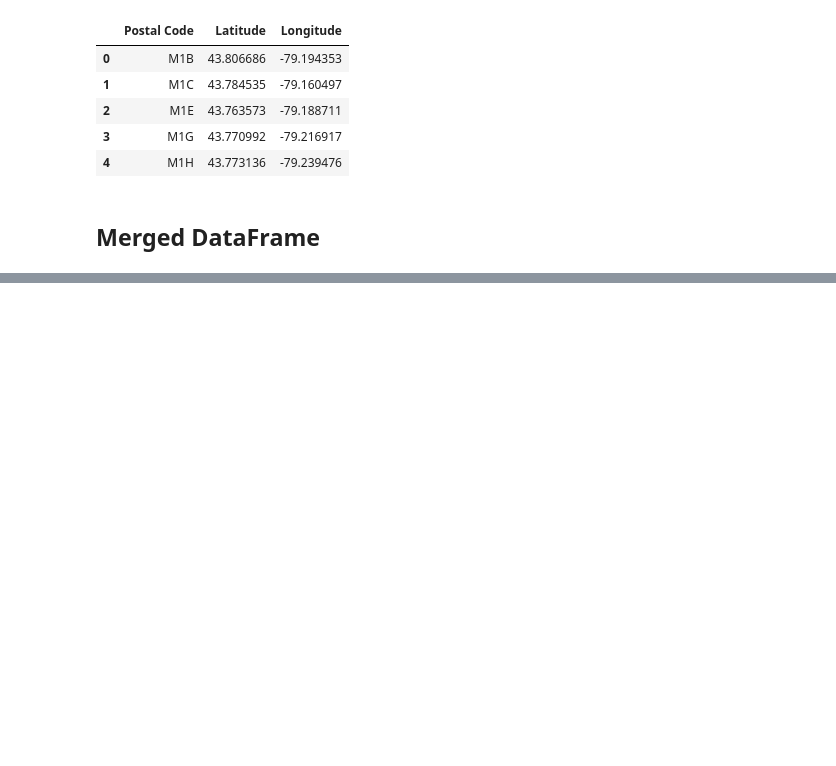
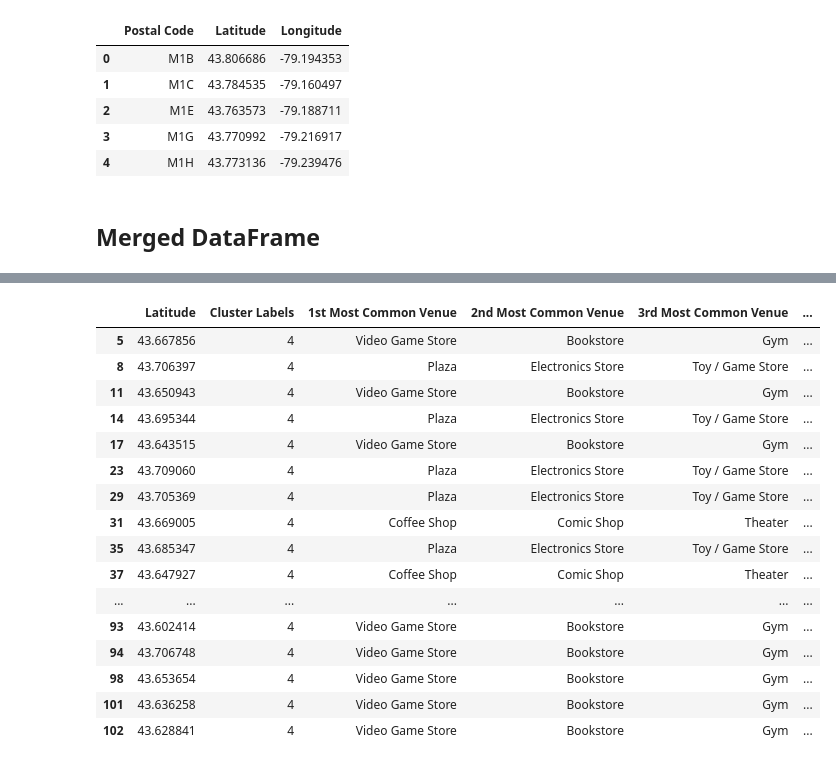
Before and after one commit to fanatikelly/Coursera_Capstone, a Jupyter notebook: Toronto Neighborhood Clustering Assignment .ipynb, the cells around one changed output, grey strips where cells are left out. Saved outputs shown, nothing was run; the diff lists cells and outputs as text; code cells hidden in the pictures; blank space fills up the shorter version.

```diff
--- a/Toronto Neighborhood Clustering Assignment .ipynb
+++ b/Toronto Neighborhood Clustering Assignment .ipynb
@@ -218,0 +583,20 @@ new_df
+# %%
+toronto_merged.loc[toronto_merged['Cluster Labels'] == 4, toronto_merged.columns[[1]+list(range(5, toronto_merged.shape[1]))]]
+# %% [output]
+|  | Latitude | Cluster Labels | 1st Most Common Venue | 2nd Most Common Venue | 3rd Most Common Venue | ... |
+| 5 | 43.667856 | 4 | Video Game Store | Bookstore | Gym | ... |
+| 8 | 43.706397 | 4 | Plaza | Electronics Store | Toy / Game Store | ... |
+| 11 | 43.650943 | 4 | Video Game Store | Bookstore | Gym | ... |
+| 14 | 43.695344 | 4 | Plaza | Electronics Store | Toy / Game Store | ... |
+| 17 | 43.643515 | 4 | Video Game Store | Bookstore | Gym | ... |
+| 23 | 43.709060 | 4 | Plaza | Electronics Store | Toy / Game Store | ... |
+| 29 | 43.705369 | 4 | Plaza | Electronics Store | Toy / Game Store | ... |
+| 31 | 43.669005 | 4 | Coffee Shop | Comic Shop | Theater | ... |
+| 35 | 43.685347 | 4 | Plaza | Electronics Store | Toy / Game Store | ... |
+| 37 | 43.647927 | 4 | Coffee Shop | Comic Shop | Theater | ... |
+| ... | ... | ... | ... | ... | ... | ... |
+| 93 | 43.602414 | 4 | Video Game Store | Bookstore | Gym | ... |
+| 94 | 43.706748 | 4 | Video Game Store | Bookstore | Gym | ... |
+| 98 | 43.653654 | 4 | Video Game Store | Bookstore | Gym | ... |
+| 101 | 43.636258 | 4 | Video Game Store | Bookstore | Gym | ... |
+| 102 | 43.628841 | 4 | Video Game Store | Bookstore | Gym | ... |
```
Also changed, not shown: parts of 59 cells of this notebook.
